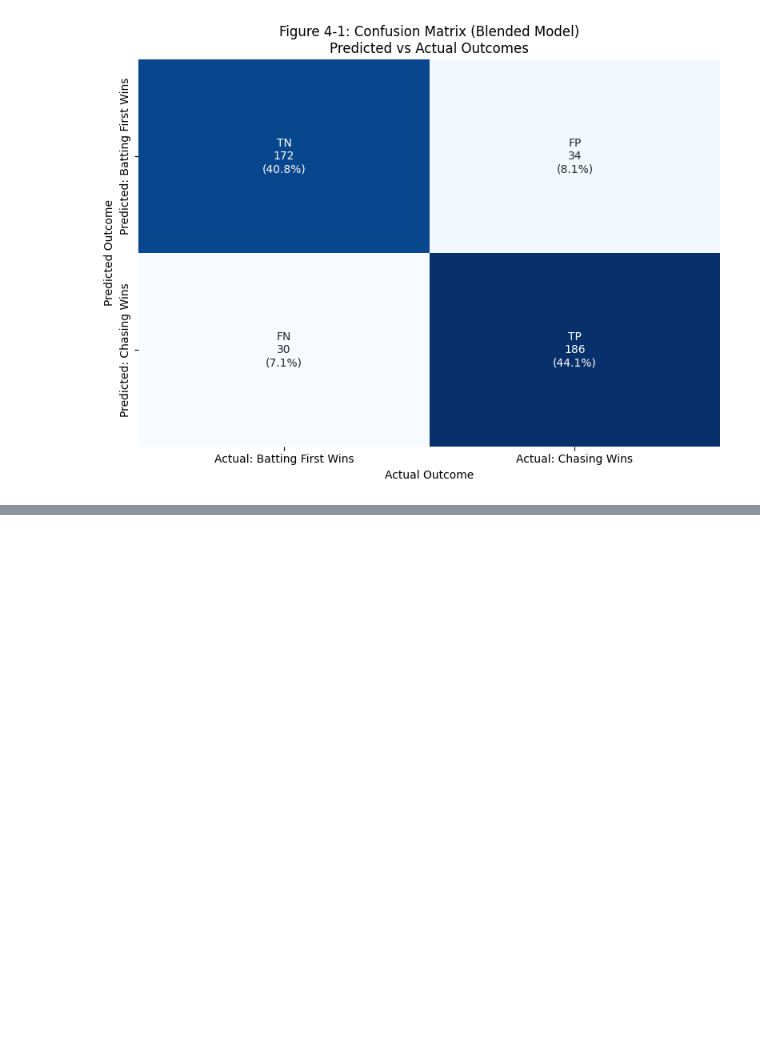
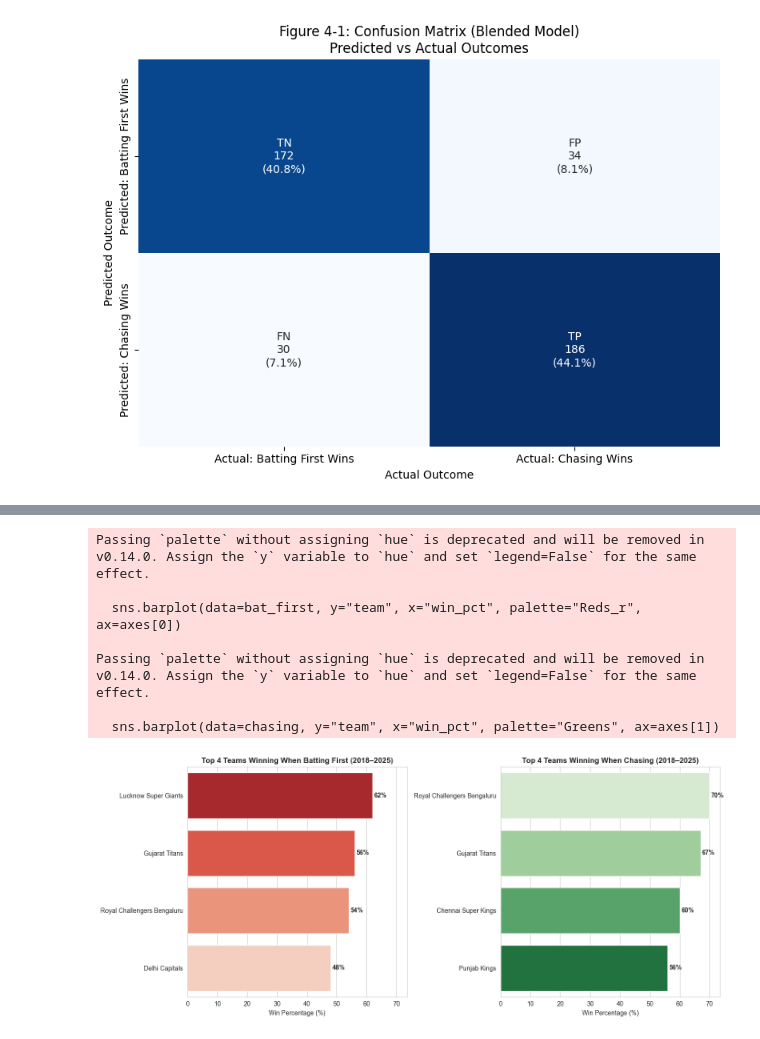
Before and after one commit to geekae99-lang/Cricket_Match-Player_Analysis_IPL, a Jupyter notebook: CMAPA.ipynb, the cells around one changed output, grey strips where cells are left out. Cells and saved outputs as stored; diff of their text form; code cells hidden in the pictures; blank space fills up the shorter version.

```diff
--- a/CMAPA.ipynb
+++ b/CMAPA.ipynb
@@ -2102,0 +2150,48 @@ plt.show()
+# %%
+import matplotlib.pyplot as plt
+import seaborn as sns
+import pandas as pd
+
+# Sample data extracted from the charts you shared
+bat_first = pd.DataFrame({
+    "team": ["Lucknow Super Giants", "Gujarat Titans", "Royal Challengers Bengaluru", "Delhi Capitals"],
+    "win_pct": [62, 56, 54, 48]
+})
+
+chasing = pd.DataFrame({
+    "team": ["Royal Challengers Bengaluru", "Gujarat Titans", "Chennai Super Kings", "Punjab Kings"],
+    "win_pct": [70, 67, 60, 56]
+})
+
+# =================== Combined Side-by-Side Chart ===================
+fig, axes = plt.subplots(1, 2, figsize=(14,6), sharex=True)
+
+sns.set_style("whitegrid")
+
+# Batting first chart
+sns.barplot(data=bat_first, y="team", x="win_pct", palette="Reds_r", ax=axes[0])
+axes[0].set_title("Top 4 Teams Winning When Batting First (2018–2025)", fontsize=12, fontweight="bold")
+axes[0].set_xlabel("Win Percentage (%)")
+axes[0].set_ylabel("")
+for i, row in bat_first.iterrows():
+    axes[0].text(row["win_pct"]+0.5, i, f"{row['win_pct']}%", va="center", fontsize=10, fontweight="bold")
+
+# Chasing chart
+sns.barplot(data=chasing, y="team", x="win_pct", palette="Greens", ax=axes[1])
+axes[1].set_title("Top 4 Teams Winning When Chasing (2018–2025)", fontsize=12, fontweight="bold")
+axes[1].set_xlabel("Win Percentage (%)")
+axes[1].set_ylabel("")
+for i, row in chasing.iterrows():
+    axes[1].text(row["win_pct"]+0.5, i, f"{row['win_pct']}%", va="center", fontsize=10, fontweight="bold")
+
+plt.tight_layout()
+plt.show()
+# %% [output]
+Passing `palette` without assigning `hue` is deprecated and will be removed in v0.14.0. Assign the `y` variable to `hue` and set `legend=False` for the same effect.
+
+  sns.barplot(data=bat_first, y="team", x="win_pct", palette="Reds_r", ax=axes[0])
+
+Passing `palette` without assigning `hue` is deprecated and will be removed in v0.14.0. Assign the `y` variable to `hue` and set `legend=False` for the same effect.
+
+  sns.barplot(data=chasing, y="team", x="win_pct", palette="Greens", ax=axes[1])
+[figure, added]
```
Also changed, not shown: parts of 1 cell of this notebook, 1 other file.
